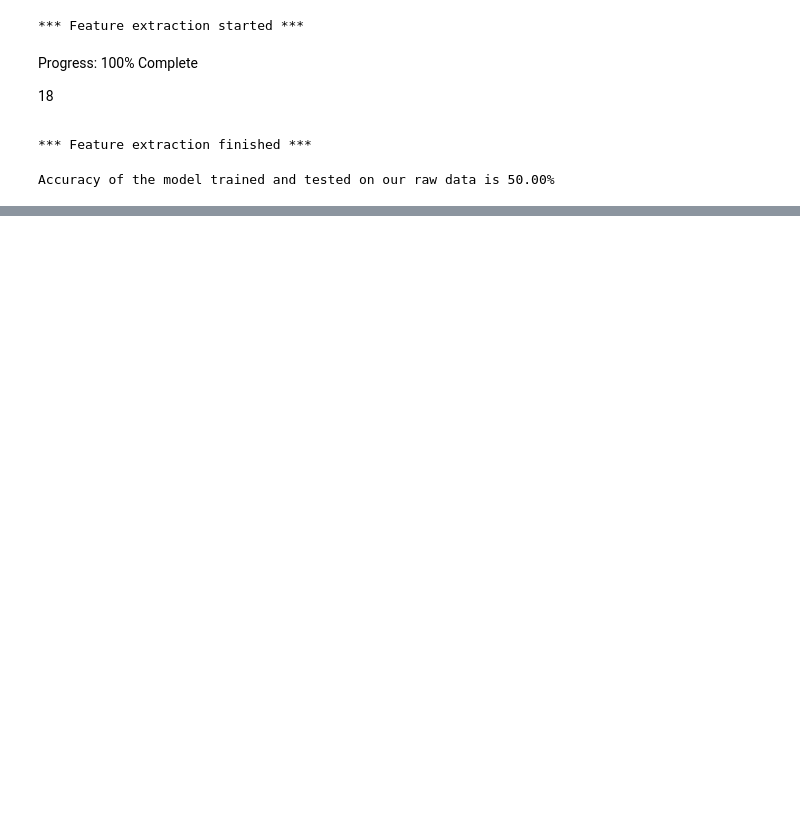
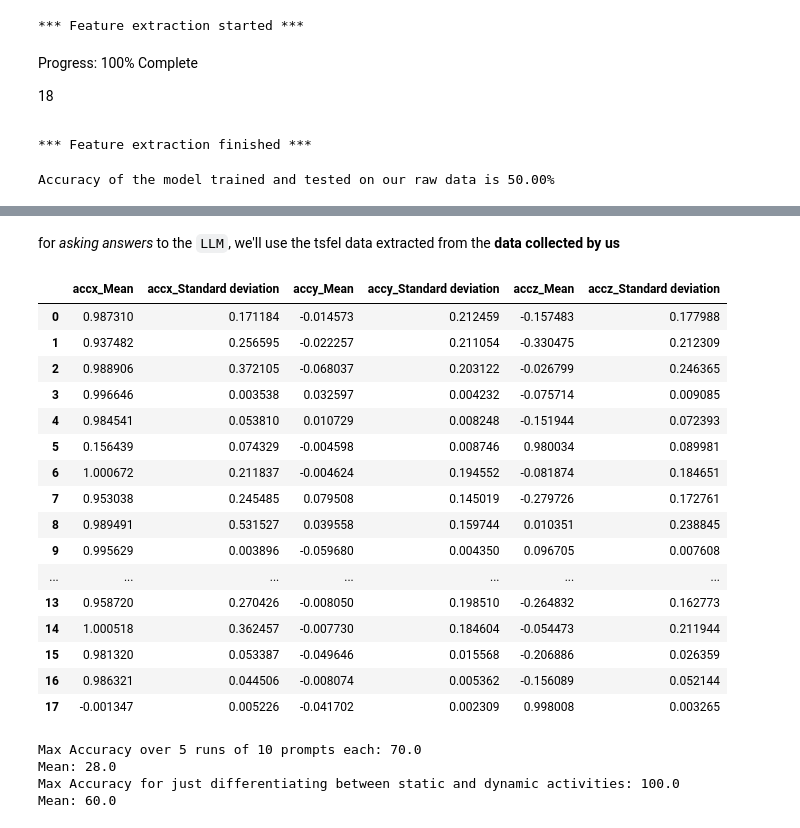
Before and after one commit to Reckadon/ES335-ML-Assignment-1, a Jupyter notebook: Task_4.ipynb, the cells around one changed output, grey strips where cells are left out. Saved outputs shown, nothing was run; the diff lists cells and outputs as text; code cells hidden in the pictures; blank space fills up the shorter version.

```diff
--- a/Task_4.ipynb
+++ b/Task_4.ipynb
@@ -320,0 +382,2 @@ Accuracy fell after featurizing the data using tsfel
+# %%
+features_chosen = ["accx_Mean", "accx_Standard deviation", "accy_Mean", "accy_Standard deviation", "accz_Mean", "accz_Standard deviation"]
@@ -320,0 +401,23 @@ Accuracy fell after featurizing the data using tsfel
+# %% [markdown]
+for _asking answers_ to the `LLM`, we'll use the tsfel data extracted from the **data collected by us**
+# %%
+features_subset_test = dtsfel[features_chosen]
+features_subset_test
+# %% [output]
+|  | accx_Mean | accx_Standard deviation | accy_Mean | accy_Standard deviation | accz_Mean | accz_Standard deviation |
+| 0 | 0.987310 | 0.171184 | -0.014573 | 0.212459 | -0.157483 | 0.177988 |
+| 1 | 0.937482 | 0.256595 | -0.022257 | 0.211054 | -0.330475 | 0.212309 |
+| 2 | 0.988906 | 0.372105 | -0.068037 | 0.203122 | -0.026799 | 0.246365 |
+| 3 | 0.996646 | 0.003538 | 0.032597 | 0.004232 | -0.075714 | 0.009085 |
+| 4 | 0.984541 | 0.053810 | 0.010729 | 0.008248 | -0.151944 | 0.072393 |
+| 5 | 0.156439 | 0.074329 | -0.004598 | 0.008746 | 0.980034 | 0.089981 |
+| 6 | 1.000672 | 0.211837 | -0.004624 | 0.194552 | -0.081874 | 0.184651 |
+| 7 | 0.953038 | 0.245485 | 0.079508 | 0.145019 | -0.279726 | 0.172761 |
+| 8 | 0.989491 | 0.531527 | 0.039558 | 0.159744 | 0.010351 | 0.238845 |
+| 9 | 0.995629 | 0.003896 | -0.059680 | 0.004350 | 0.096705 | 0.007608 |
+| ... | ... | ... | ... | ... | ... | ... |
+| 13 | 0.958720 | 0.270426 | -0.008050 | 0.198510 | -0.264832 | 0.162773 |
+| 14 | 1.000518 | 0.362457 | -0.007730 | 0.184604 | -0.054473 | 0.211944 |
+| 15 | 0.981320 | 0.053387 | -0.049646 | 0.015568 | -0.206886 | 0.026359 |
+| 16 | 0.986321 | 0.044506 | -0.008074 | 0.005362 | -0.156089 | 0.052144 |
+| 17 | -0.001347 | 0.005226 | -0.041702 | 0.002309 | 0.998008 | 0.003265 |
@@ -320,0 +450,48 @@ Accuracy fell after featurizing the data using tsfel
+# %%
+m_iters = 5
+iters = 10
+number_of_examples = 6
+number_of_features = 6
+import random
+
+def evaluate_llm_fewshot(iters = 10):
+    runs_results = []
+    runs_results_staticdynamic = []
+
+    train_string = ""
+
+    for i in range(number_of_examples):
+        c = (i % 6) + 1  # class number
+        sample = random.randint(0, 20) # 21 is length of a training dataframe of a specific activity
+        train_string += str(i+1) + ". Data:\n" + ", ".join([str(point) for point in features_subset.iloc[((c-1)*21) + sample].to_numpy()]) + "\n\nActivity: " + str(c) + ": " + ACTIVITIES[c] + "\n\n"
+
+    for _ in range(iters):
+        crct_class = random.randint(1, 6)
+        sample = random.randint(0, 2) # 3 persons data was recorder
+        test_data = features_subset_test.iloc[(sample*3) + crct_class - 1]
+        test_string = ", ".join([str(point) for point in test_data.to_numpy()])
+        query = build_query_fewshot(train_string, test_string)
+
+        answer = llm.invoke(query)
+
+        # print(answer.content, crct_class)
+        pred_digit = int(answer.content.split()[-1].lstrip("(").rstrip(")."))
+        runs_results.append(1 if pred_digit == crct_class else 0)
+        runs_results_staticdynamic.append(1 if (pred_digit in [1, 2, 3] and crct_class in [1, 2, 3]) or (pred_digit in [4, 5, 6] and crct_class in [4, 5, 6]) else 0)
+
+    return (np.round(np.mean(runs_results), 4), np.round(np.mean(runs_results_staticdynamic), 4))
+
+accuracies = []
+accuracies_staticdynamic = []
+for _ in range(m_iters):
+    accuracy = evaluate_llm_fewshot(iters=iters)
+    accuracies.append(accuracy[0])
+    accuracies_staticdynamic.append(accuracy[1])
+
+print(f"Max Accuracy over {m_iters} runs of {iters} prompts each:", max(accuracies) * 100, "\nMean:", np.round(np.mean(accuracies) * 100, 2))
+print("Max Accuracy for just differentiating between static and dynamic activities:", max(accuracies_staticdynamic) * 100, "\nMean:", np.round(np.mean(accuracies_staticdynamic) * 100, 2))
+# %% [output]
+Max Accuracy over 5 runs of 10 prompts each: 70.0
+Mean: 28.0
+Max Accuracy for just differentiating between static and dynamic activities: 100.0
+Mean: 60.0
```
Also changed, not shown: parts of 22 cells of this notebook.
